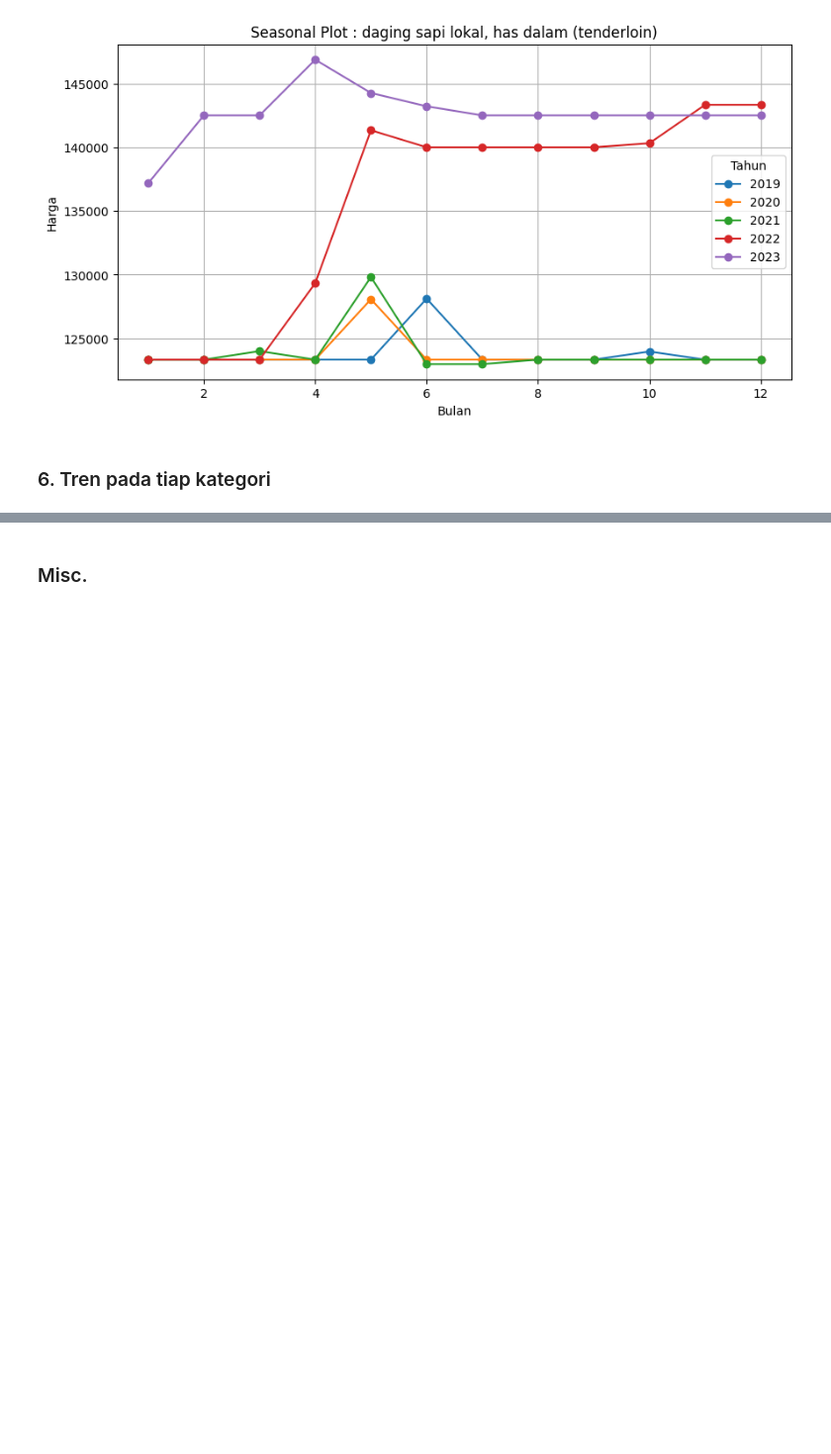
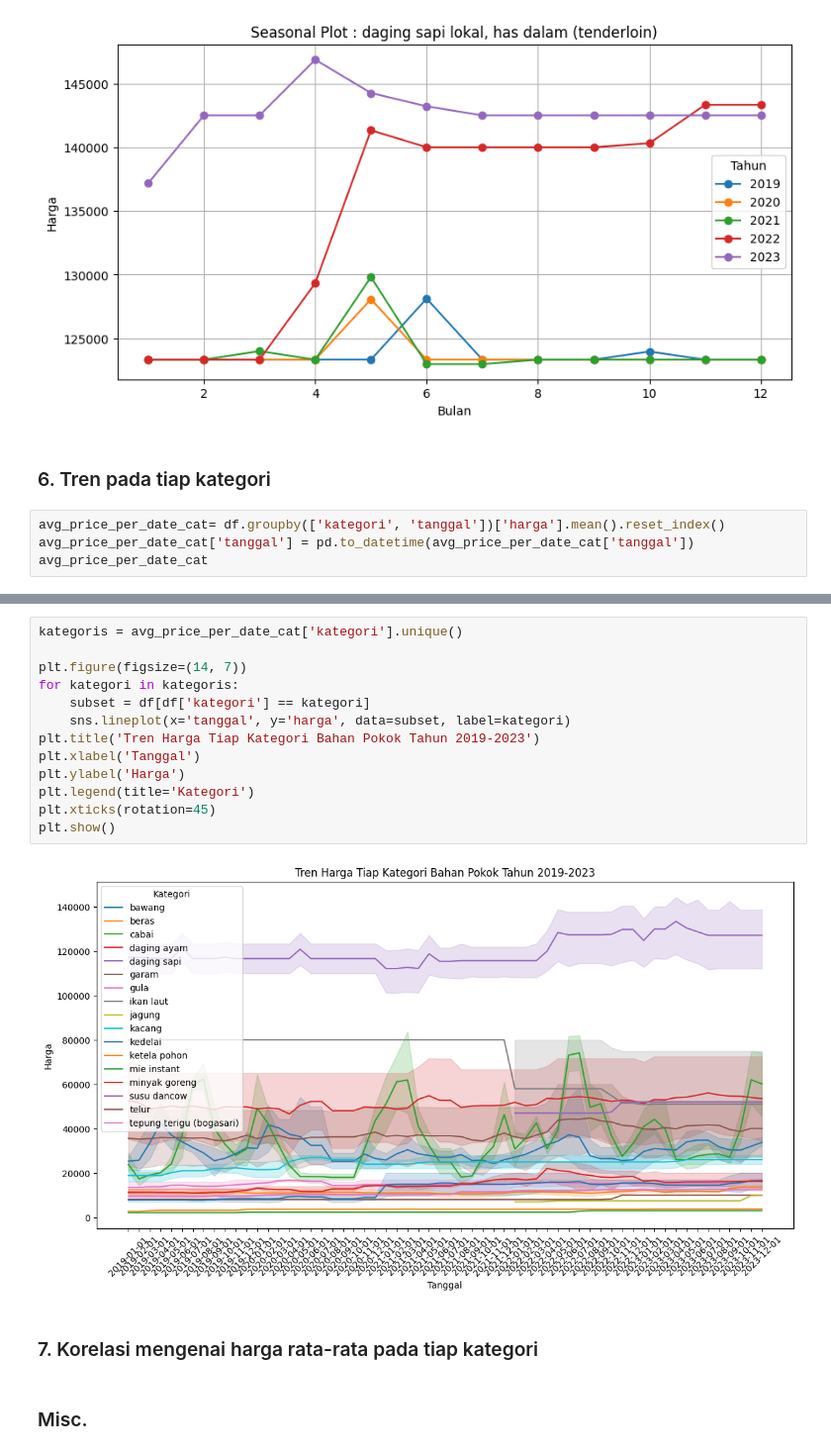
Before and after one commit to chiquitosaf/analisis-harga-bahan-banyumas, a Jupyter notebook: bahan_pokok_bulanan.ipynb, the cells around one changed output, grey strips where cells are left out. Shown at 99% size. Cells and saved outputs as stored; diff of their text form; blank space fills up the shorter version.

```diff
--- a/bahan_pokok_bulanan.ipynb
+++ b/bahan_pokok_bulanan.ipynb
@@ -710,3 +710,7 @@ for i in selected_commodities:
 [figure]
 # %% [markdown]
 ### 6. Tren pada tiap kategori
+# %%
+avg_price_per_date_cat= df.groupby(['kategori', 'tanggal'])['harga'].mean().reset_index()
+avg_price_per_date_cat['tanggal'] = pd.to_datetime(avg_price_per_date_cat['tanggal'])
+avg_price_per_date_cat
@@ -713,3 +731,20 @@ for i in selected_commodities:
+# %%
+kategoris = avg_price_per_date_cat['kategori'].unique()
+
+plt.figure(figsize=(14, 7))
+for kategori in kategoris:
+    subset = df[df['kategori'] == kategori]
+    sns.lineplot(x='tanggal', y='harga', data=subset, label=kategori)
+plt.title('Tren Harga Tiap Kategori Bahan Pokok Tahun 2019-2023')
+plt.xlabel('Tanggal')
+plt.ylabel('Harga')
+plt.legend(title='Kategori')
+plt.xticks(rotation=45)
+plt.show()
+# %% [output]
+[figure, added]
+# %% [markdown]
+### 7. Korelasi mengenai harga rata-rata pada tiap kategori
 # %% [markdown]
 ### Misc.
 # %%
```
Also changed, not shown: parts of 1 cell of this notebook.
